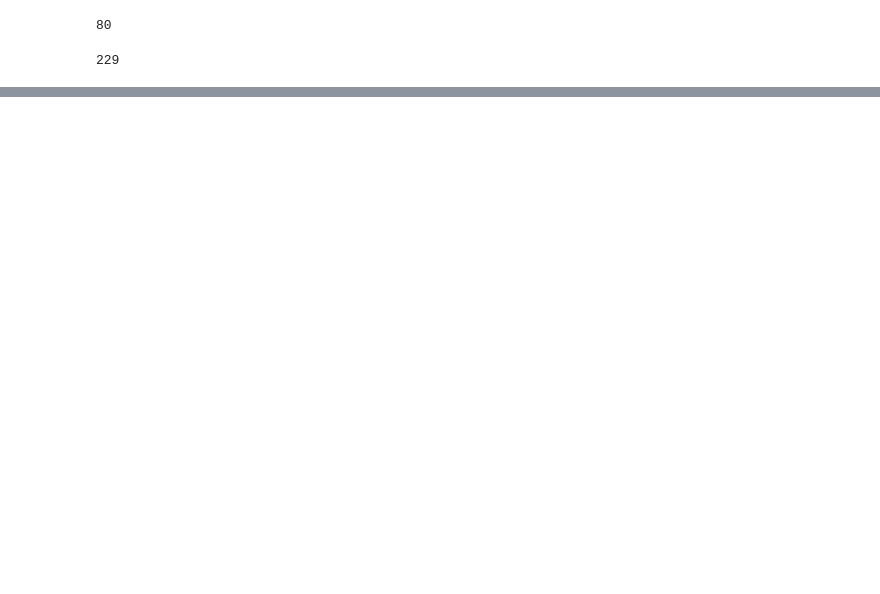
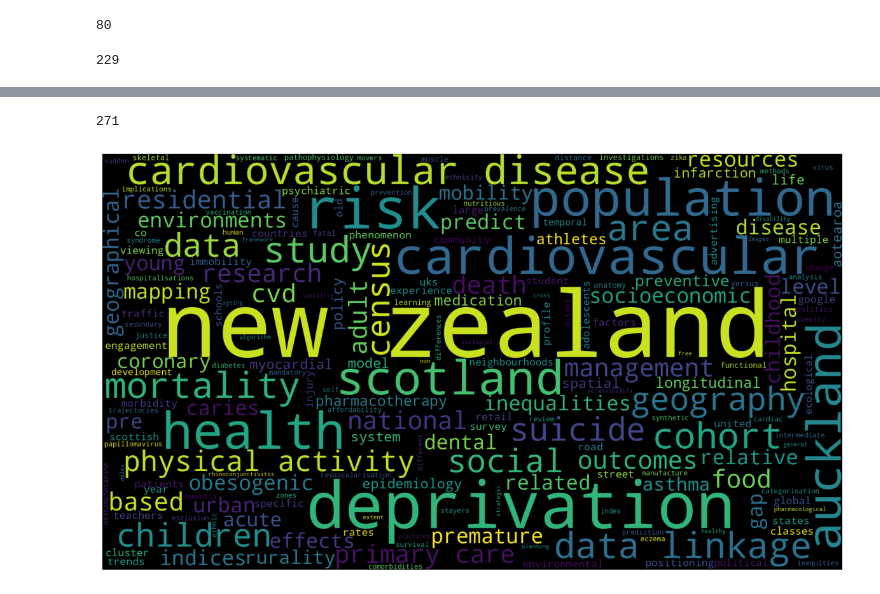
Before and after one commit to UoA-eResearch/citations, a Jupyter notebook: wordcloud.ipynb, the cells around one changed output, grey strips where cells are left out. Drawn from its saved outputs; the diff is of its cells as text; code cells hidden in the pictures; blank space fills up the shorter version.

Commit message:
wordcloud from keywords

```diff
--- a/wordcloud.ipynb
+++ b/wordcloud.ipynb
@@ -38,0 +39,16 @@ plt.show()
+# %%
+topics = []
+for work in works:
+  for keyword in work["keywords"]:
+    topics.append(keyword["keyword"])
+len(topics)
+# %% [output]
+271
+# %%
+wordcloud = WordCloud(width=1920, height=1080).generate(" ".join(topics))
+plt.figure(figsize=(15, 10))
+plt.imshow(wordcloud)
+plt.axis("off")
+plt.show()
+# %% [output]
+[figure, added]
```
Also changed, not shown: parts of 2 cells of this notebook.
